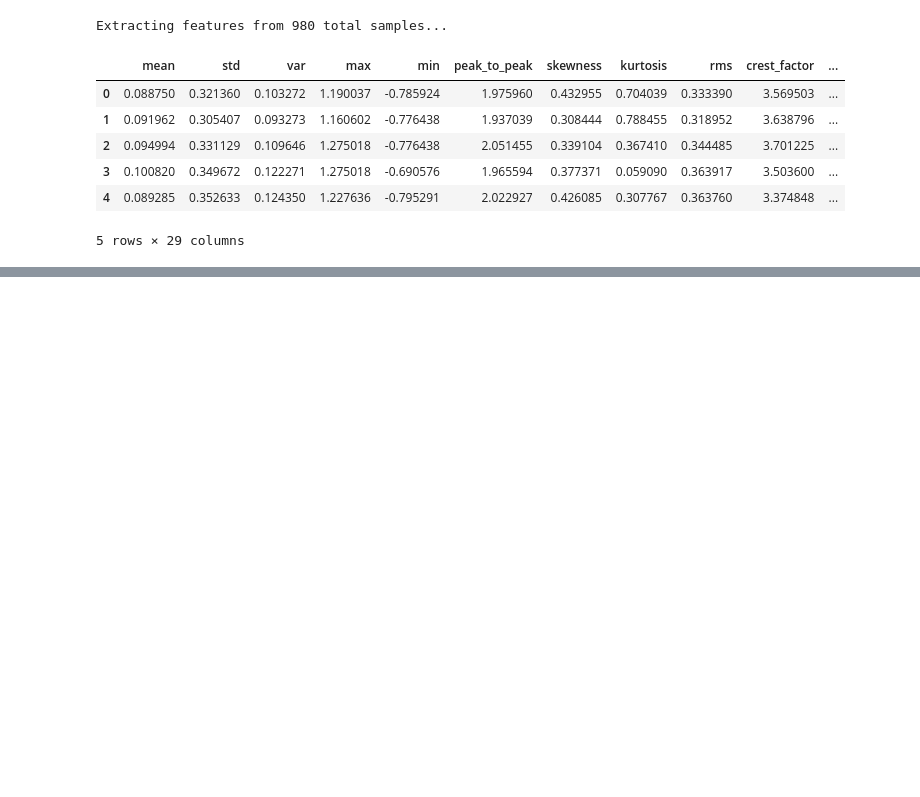
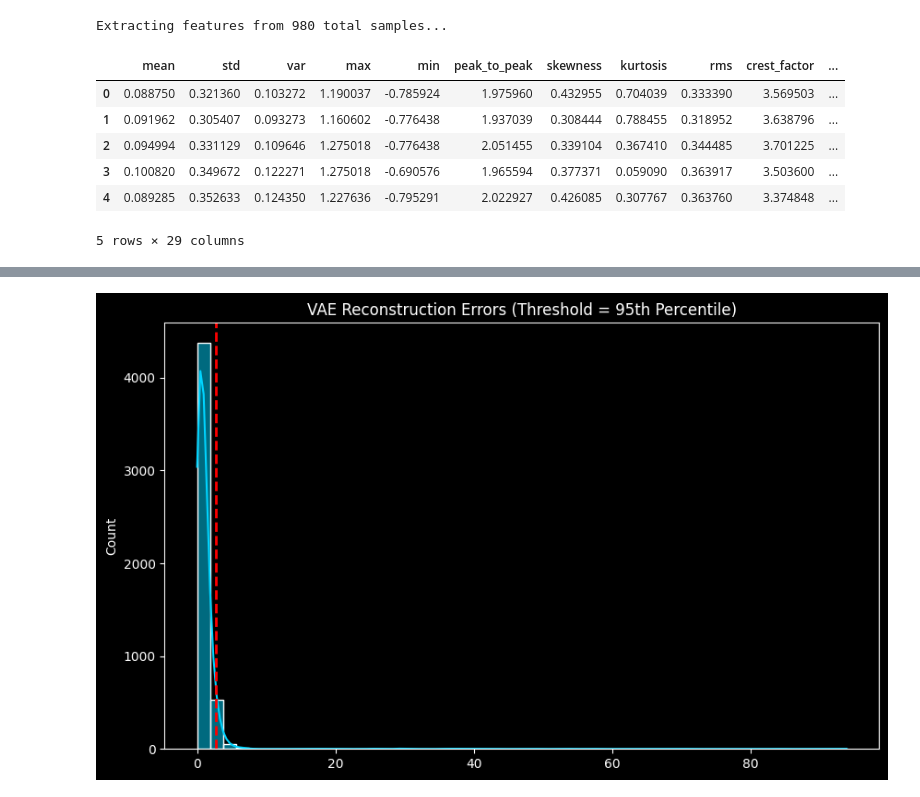
Before and after one commit to aezyus/gallifrey, a Jupyter notebook: ml/data/Analysis.ipynb, the cells around one changed output, grey strips where cells are left out. Cells and saved outputs as stored; diff of their text form; code cells hidden in the pictures; blank space fills up the shorter version.

```diff
--- a/ml/data/Analysis.ipynb
+++ b/ml/data/Analysis.ipynb
@@ -546,0 +584,89 @@ Extracting features from 980 total samples...
+# %%
+import torch
+import torch.nn as nn
+import torch.nn.functional as F
+from torch.utils.data import TensorDataset, DataLoader
+
+try:
+    if 'X_scaled' in locals():
+        # Use same scaled data from Isolation Forest
+        device = torch.device('cuda' if torch.cuda.is_available() else 'cpu')
+        X_tensor = torch.tensor(X_scaled, dtype=torch.float32).to(device)
+        dataset = TensorDataset(X_tensor, X_tensor)
+        dataloader = DataLoader(dataset, batch_size=128, shuffle=True)
+
+        class VAE(nn.Module):
+            def __init__(self, input_dim, hidden_dim=8, latent_dim=2):
+                super(VAE, self).__init__()
+                # Encoder
+                self.fc1 = nn.Linear(input_dim, hidden_dim)
+                self.fc21 = nn.Linear(hidden_dim, latent_dim) # mu
+                self.fc22 = nn.Linear(hidden_dim, latent_dim) # logvar
+                # Decoder
+                self.fc3 = nn.Linear(latent_dim, hidden_dim)
+                self.fc4 = nn.Linear(hidden_dim, input_dim)
+
+            def encode(self, x):
+                h1 = F.relu(self.fc1(x))
+                return self.fc21(h1), self.fc22(h1)
+
+            def reparameterize(self, mu, logvar):
+                std = torch.exp(0.5*logvar)
+                eps = torch.randn_like(std)
+                return mu + eps*std
+
+            def decode(self, z):
+                h3 = F.relu(self.fc3(z))
+                return self.fc4(h3)
+
+            def forward(self, x):
+                mu, logvar = self.encode(x)
+                z = self.reparameterize(mu, logvar)
+                return self.decode(z), mu, logvar
+
+        def loss_function(recon_x, x, mu, logvar):
+            BCE = F.mse_loss(recon_x, x, reduction='sum')
+            KLD = -0.5 * torch.sum(1 + logvar - mu.pow(2) - logvar.exp())
+            return BCE + KLD
+
+        input_dim = X_scaled.shape[1]
+        vae = VAE(input_dim).to(device)
+        optimizer = torch.optim.Adam(vae.parameters(), lr=1e-3)
+
+        vae.train()
+        for epoch in range(20):
+            train_loss = 0
+            for batch_x, _ in dataloader:
+                optimizer.zero_grad()
+                recon_batch, mu, logvar = vae(batch_x)
+                loss = loss_function(recon_batch, batch_x, mu, logvar)
+                loss.backward()
+                train_loss += loss.item()
+                optimizer.step()
+            if epoch % 5 == 0:
+                print(f'Epoch {epoch}: Loss {train_loss / len(dataloader.dataset):.4f}')
+
+        # Evaluate reconstruction error
+        vae.eval()
+        with torch.no_grad():
+            recon_x, _, _ = vae(X_tensor)
+            mse_loss = nn.MSELoss(reduction='none')
+            recon_errors = mse_loss(recon_x, X_tensor).sum(dim=1).cpu().numpy()
+
+        # Define anomaly threshold (based on percentile)
+        threshold = np.percentile(recon_errors, 95)
+        anomalies_vae = recon_errors > threshold
+        print("\nVAE Training complete.")
+        print(f"Anomalies detected by VAE (>{threshold:.2f} threshold): {anomalies_vae.sum()}")
+
+        df_iso['VAE_Recon_Error'] = recon_errors
+        df_iso['VAE_Anomaly'] = anomalies_vae
+
+        plt.figure(figsize=(10, 6))
+        sns.histplot(recon_errors, bins=50, kde=True)
+        plt.axvline(threshold, color='red', linestyle='dashed', linewidth=2)
+        plt.title('VAE Reconstruction Errors (Threshold = 95th Percentile)')
+        plt.show()
+except Exception as e:
+    print('Could not train VAE:', e)
+# %% [output]
@@ -546,0 +680 @@ Extracting features from 980 total samples...
+[figure, added]
```
Also changed, not shown: parts of 7 cells of this notebook, 5 other files.
